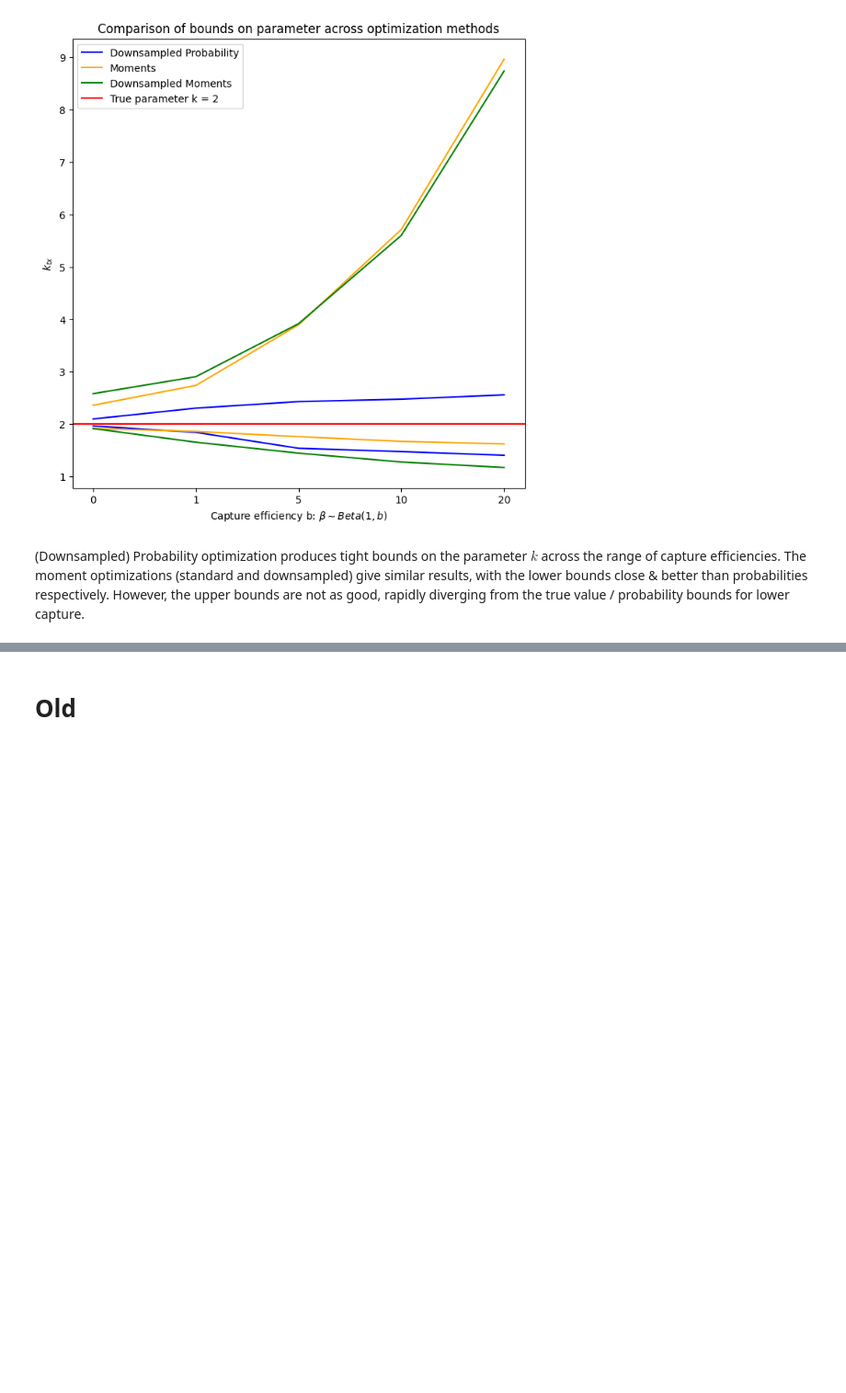
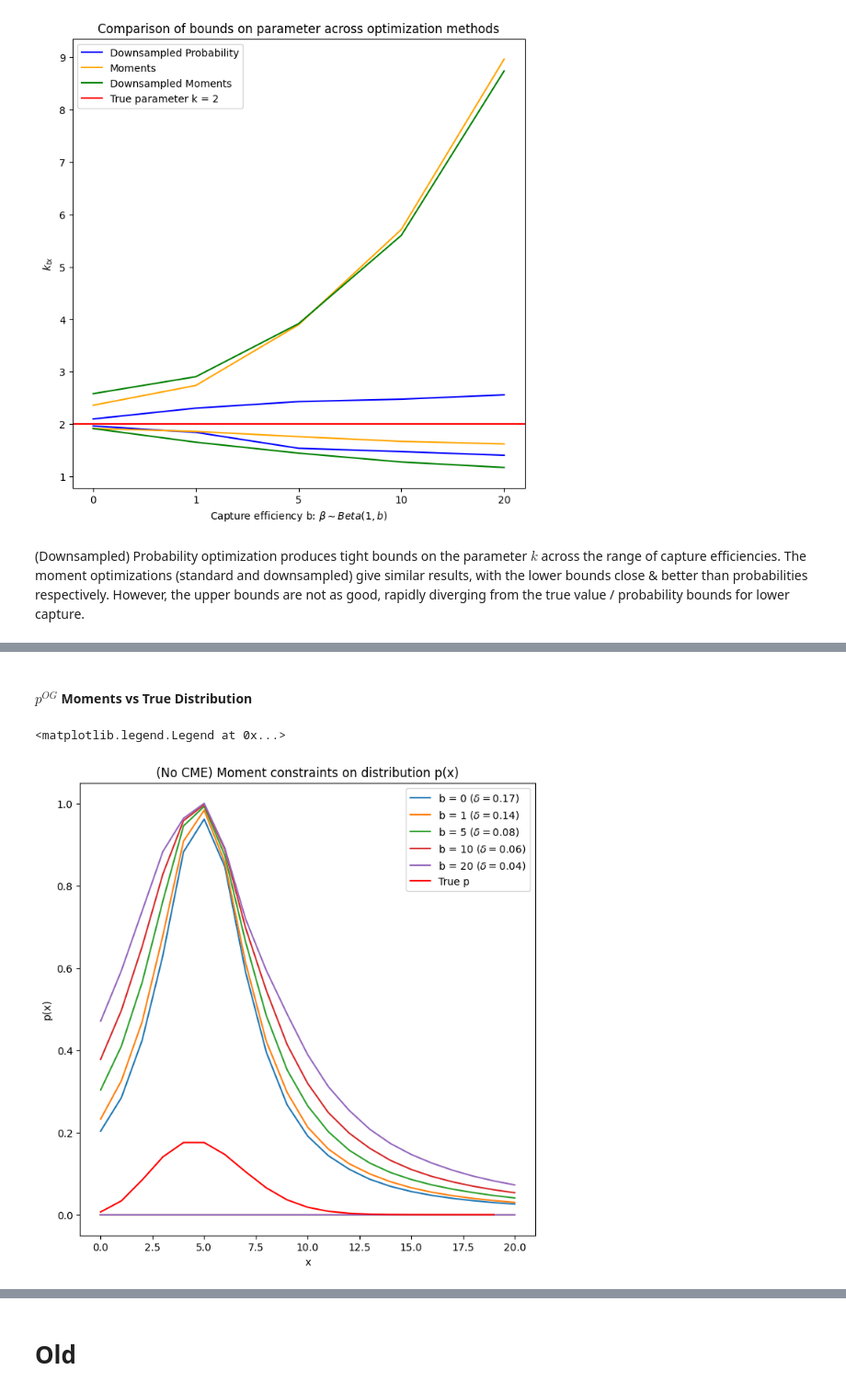
Before and after one commit to willjgh/M5R, a Jupyter notebook: Interaction/Moment-Experiments/moment_model_link.ipynb, the cells around one changed output, grey strips where cells are left out. Shown at 92% size. Cells and saved outputs as stored; diff of their text form; code cells hidden in the pictures; blank space fills up the shorter version.

```diff
--- a/Interaction/Moment-Experiments/moment_model_link.ipynb
+++ b/Interaction/Moment-Experiments/moment_model_link.ipynb
@@ -798,0 +1230,31 @@ plt.legend()
+# %% [markdown]
+#### $p^{OG}$ Moments vs True Distribution
+# %%
+# settings
+k = 5
+M = 20
+a = 1
+bs = [0, 1, 5, 10, 20]
+ds = [0.17, 0.14, 0.08, 0.06, 0.04]
+
+# plotting
+fig, axs = plt.subplots(figsize=(8, 8))
+
+# E[X] & E[X**2] optimization
+for i, b in enumerate(bs):
+    delta = ds[i]
+    solution_moment_var = optimize_moment_p(M, k, a, b, delta, 30 * delta**2, printing=False, var=True, CME=False)
+    axs.plot(solution_moment_var['p'][:, 0], color=f"C{i}", label=f"b = {b}" + r" ($\delta = $" + str(delta) + ")")
+    axs.plot(solution_moment_var['p'][:, 1], color=f"C{i}")
+
+# true distribution
+axs.plot(scipy.stats.poisson.pmf(range(20), k), color="red", label="True p")
+
+# plotting
+axs.set_title("(No CME) Moment constraints on distribution p(x)")
+axs.set_xlabel("x")
+axs.set_ylabel("p(x)")
+plt.legend()
+# %% [output]
+<matplotlib.legend.Legend at 0x...>
+[figure, added]
```
Also changed, not shown: parts of 33 cells of this notebook.
